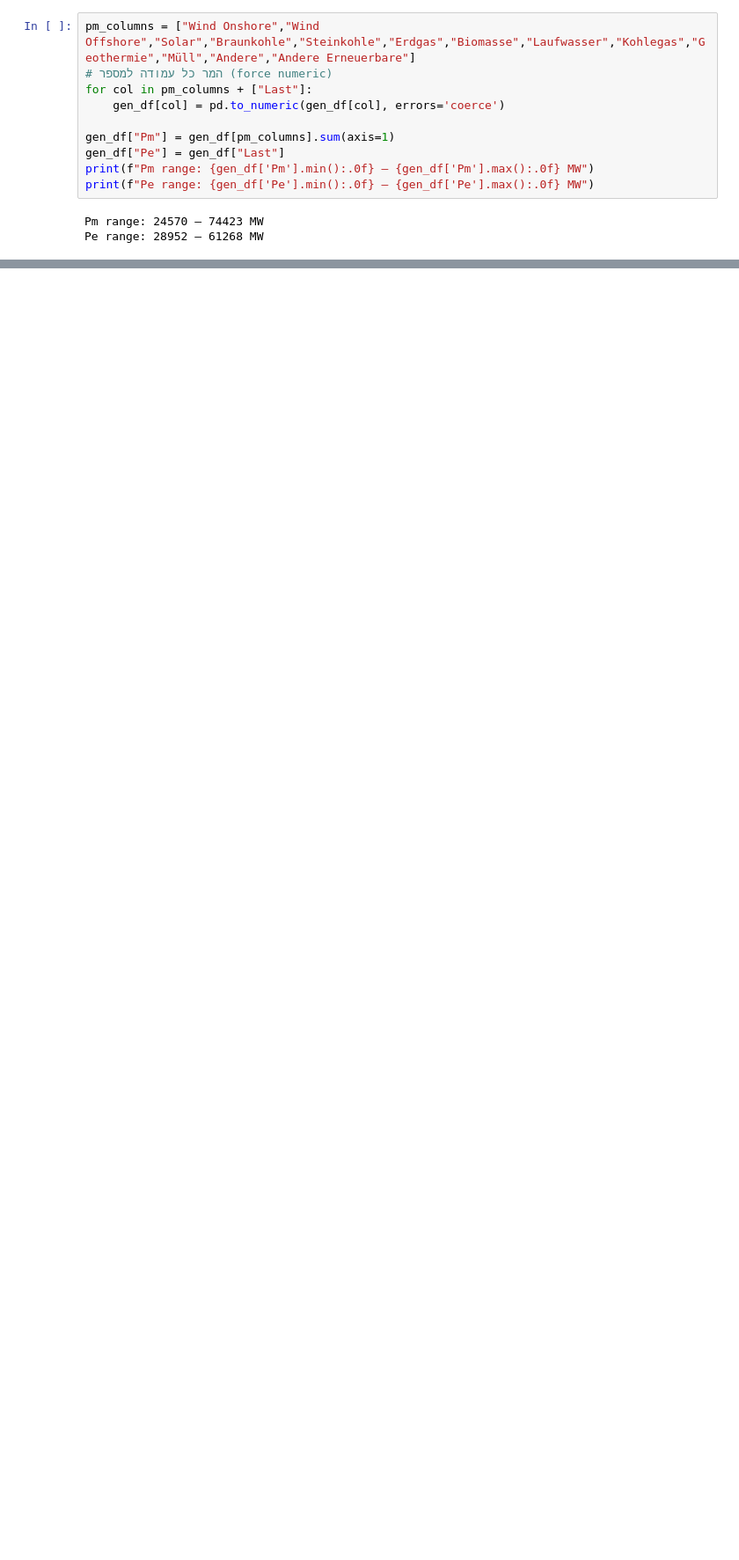
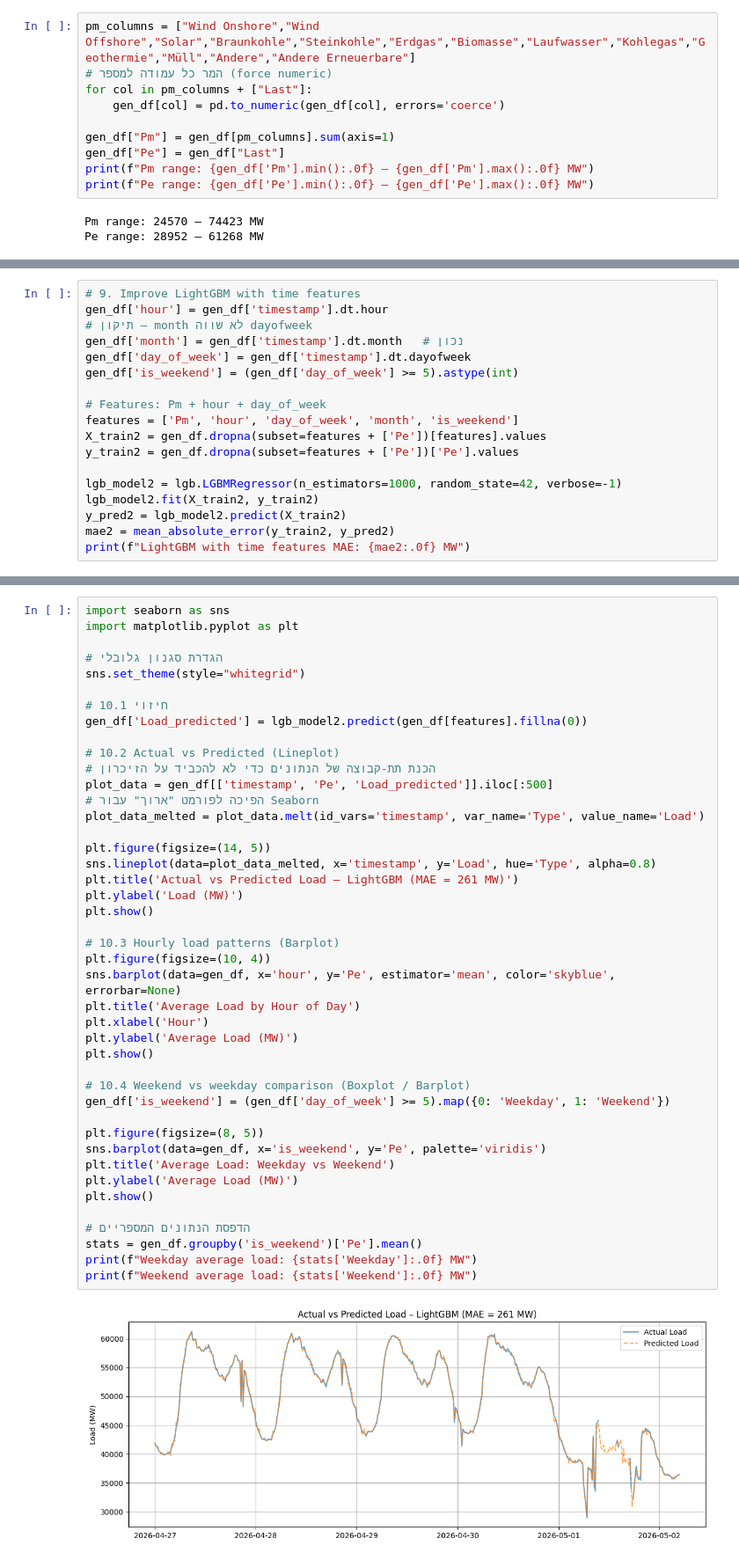
Before and after one commit to eliyahudahan/enumkraft, a Jupyter notebook: notebooks/02_swing_with_freq.ipynb, the cells around one changed output, grey strips where cells are left out. Shown at 88% size. Saved outputs shown, nothing was run; the diff lists cells and outputs as text; blank space fills up the shorter version.

```diff
--- a/notebooks/02_swing_with_freq.ipynb
+++ b/notebooks/02_swing_with_freq.ipynb
@@ -175,0 +183,18 @@ LightGBMError: scikit-learn is required for lightgbm.sklearn. You must install s
+# %%
+# 9. Improve LightGBM with time features
+gen_df['hour'] = gen_df['timestamp'].dt.hour
+# תיקון – month לא שווה dayofweek
+gen_df['month'] = gen_df['timestamp'].dt.month   # נכון
+gen_df['day_of_week'] = gen_df['timestamp'].dt.dayofweek
+gen_df['is_weekend'] = (gen_df['day_of_week'] >= 5).astype(int)
+
+# Features: Pm + hour + day_of_week
+features = ['Pm', 'hour', 'day_of_week', 'month', 'is_weekend']
+X_train2 = gen_df.dropna(subset=features + ['Pe'])[features].values
+y_train2 = gen_df.dropna(subset=features + ['Pe'])['Pe'].values
+
+lgb_model2 = lgb.LGBMRegressor(n_estimators=1000, random_state=42, verbose=-1)
+lgb_model2.fit(X_train2, y_train2)
+y_pred2 = lgb_model2.predict(X_train2)
+mae2 = mean_absolute_error(y_train2, y_pred2)
+print(f"LightGBM with time features MAE: {mae2:.0f} MW")
@@ -175,0 +203,45 @@ LightGBMError: scikit-learn is required for lightgbm.sklearn. You must install s
+# %%
+import seaborn as sns
+import matplotlib.pyplot as plt
+
+# הגדרת סגנון גלובלי
+sns.set_theme(style="whitegrid")
+
+# 10.1 חיזוי
+gen_df['Load_predicted'] = lgb_model2.predict(gen_df[features].fillna(0))
+
+# 10.2 Actual vs Predicted (Lineplot)
+# הכנת תת-קבוצה של הנתונים כדי לא להכביד על הזיכרון
+plot_data = gen_df[['timestamp', 'Pe', 'Load_predicted']].iloc[:500]
+# הפיכה לפורמט "ארוך" עבור Seaborn
+plot_data_melted = plot_data.melt(id_vars='timestamp', var_name='Type', value_name='Load')
+
+plt.figure(figsize=(14, 5))
+sns.lineplot(data=plot_data_melted, x='timestamp', y='Load', hue='Type', alpha=0.8)
+plt.title('Actual vs Predicted Load – LightGBM (MAE = 261 MW)')
+plt.ylabel('Load (MW)')
+plt.show()
+
+# 10.3 Hourly load patterns (Barplot)
+plt.figure(figsize=(10, 4))
+sns.barplot(data=gen_df, x='hour', y='Pe', estimator='mean', color='skyblue', errorbar=None)
+plt.title('Average Load by Hour of Day')
+plt.xlabel('Hour')
+plt.ylabel('Average Load (MW)')
+plt.show()
+
+# 10.4 Weekend vs weekday comparison (Boxplot / Barplot)
+gen_df['is_weekend'] = (gen_df['day_of_week'] >= 5).map({0: 'Weekday', 1: 'Weekend'})
+
+plt.figure(figsize=(8, 5))
+sns.barplot(data=gen_df, x='is_weekend', y='Pe', palette='viridis')
+plt.title('Average Load: Weekday vs Weekend')
+plt.ylabel('Average Load (MW)')
+plt.show()
+
+# הדפסת הנתונים המספריים
+stats = gen_df.groupby('is_weekend')['Pe'].mean()
+print(f"Weekday average load: {stats['Weekday']:.0f} MW")
+print(f"Weekend average load: {stats['Weekend']:.0f} MW")
+# %% [output]
+[figure, added]
```
Also changed, not shown: parts of 9 cells of this notebook.
